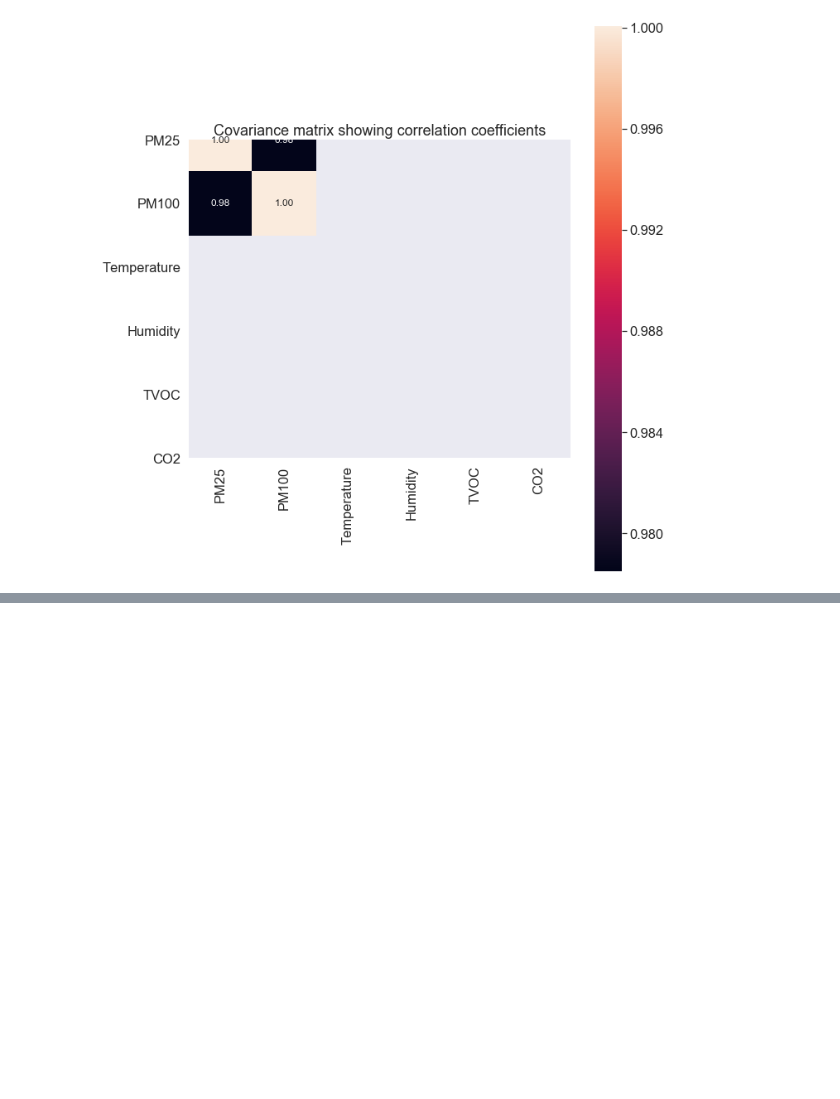
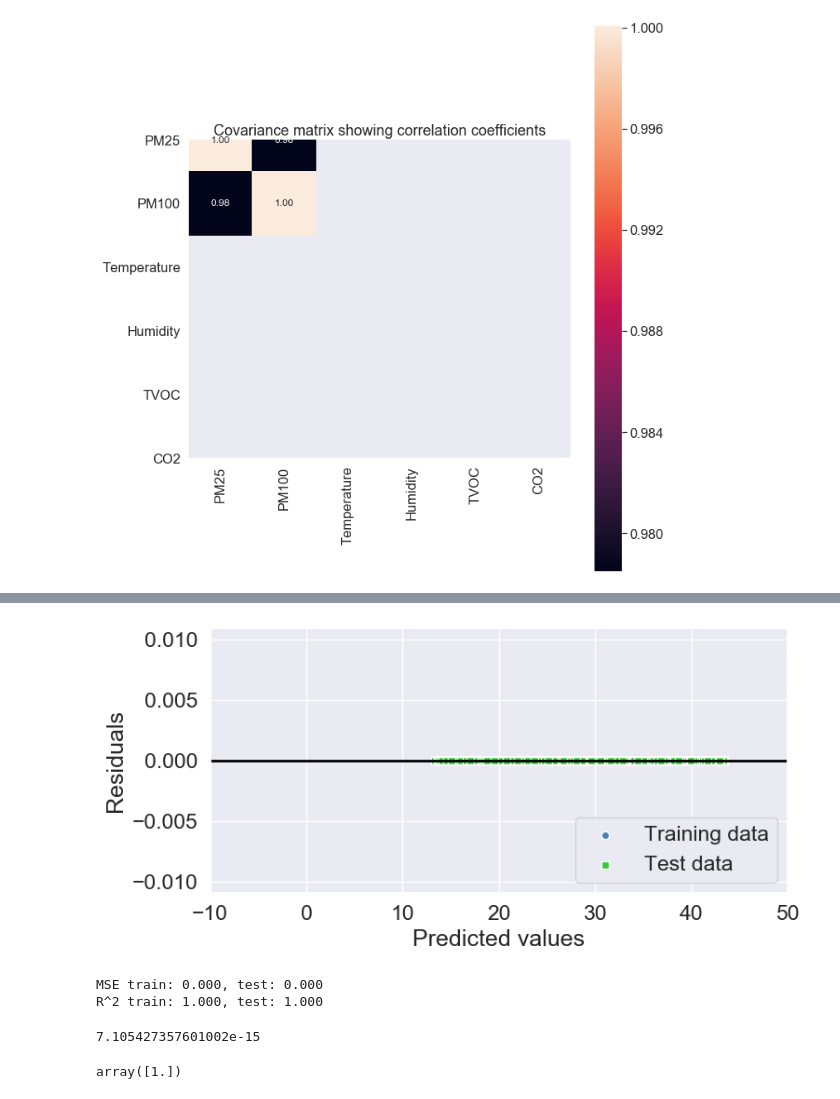
Before and after one commit to iceman67/HRS, a Jupyter notebook: pm25_regression_scikit.ipynb, the cells around one changed output, grey strips where cells are left out. Cells and saved outputs as stored; diff of their text form; code cells hidden in the pictures; blank space fills up the shorter version.

```diff
--- a/pm25_regression_scikit.ipynb
+++ b/pm25_regression_scikit.ipynb
@@ -61,3 +61,5 @@ plt.tight_layout()
 plt.show()
 # %% [output]
 [figure]
+# %%
+cols_selected = ['Humidity', 'CO2']
@@ -64,2 +145,47 @@ plt.show()
+# %%
+from sklearn.model_selection import train_test_split
+X = aqdf[cols_selected].iloc[:,0:1].values
+y = aqdf[cols_selected]['Humidity']
+# %%
+X_train, X_test, y_train, y_test = train_test_split( X, y, test_size=0.4, random_state=0)
+# %%
+plt.figure(figsize=(8, 4), dpi=100)
+plt.scatter(y_train_pred,  y_train_pred - y_train,
+            c='steelblue', marker='o', edgecolor='white',
+            label='Training data')
+plt.scatter(y_test_pred,  y_test_pred - y_test,
+            c='limegreen', marker='s', edgecolor='white',
+            label='Test data')
+plt.xlabel('Predicted values')
+plt.ylabel('Residuals')
+plt.legend(loc='upper left')
+plt.hlines(y=0, xmin=-10, xmax=50, color='black', lw=2)
+plt.xlim([-10, 50])
+plt.tight_layout()
+plt.legend(loc='lower right')
+plt.show()
+# %% [output]
+[figure, added]
+# %%
+from sklearn.metrics import r2_score
+from sklearn.metrics import mean_squared_error
+
+print('MSE train: %.3f, test: %.3f' % (
+        mean_squared_error(y_train, y_train_pred),
+        mean_squared_error(y_test, y_test_pred)))
+print('R^2 train: %.3f, test: %.3f' % (
+        r2_score(y_train, y_train_pred),
+        r2_score(y_test, y_test_pred)))
+# %% [output]
+MSE train: 0.000, test: 0.000
+R^2 train: 1.000, test: 1.000
+# %%
+slr.fit(X_train, y_train).intercept_
+# %% [output]
+7.105427357601002e-15
+# %%
+slr.fit(X_train, y_train).coef_
+# %% [output]
+array([1.])
 # %%
 cols_selected = ['PM25', 'PM100']
```
Also changed, not shown: parts of 18 cells of this notebook.
